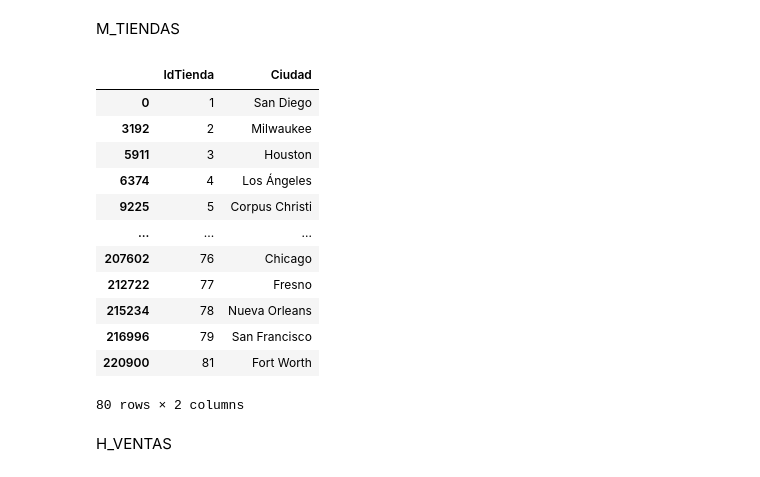
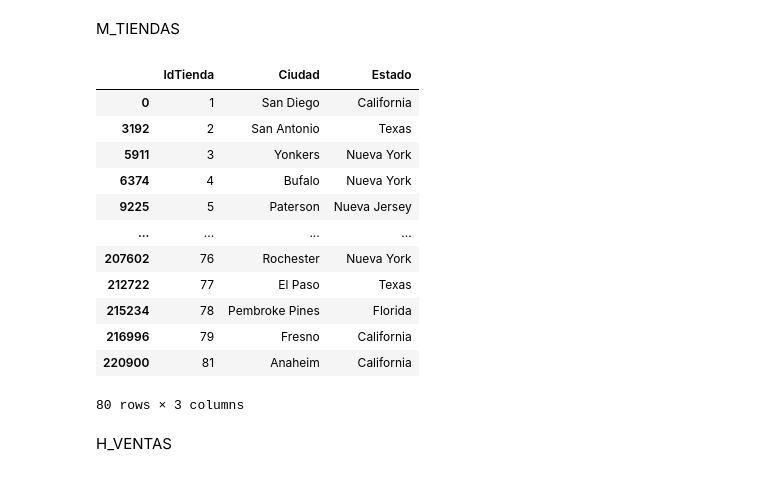
Before and after one commit to isabelunamuno/TFM, a Jupyter notebook: VisualStudio_ETL/Procesamiento.ipynb, the cells around one changed output. Cells and saved outputs as stored; diff of their text form; code cells hidden in the pictures.

```diff
--- a/VisualStudio_ETL/Procesamiento.ipynb
+++ b/VisualStudio_ETL/Procesamiento.ipynb
@@ -447,6 +455,6 @@ city_counts_df.to_excel('city_counts_end.xlsx', index=False)
 Se han pasado ambos excels y se han juntado todas las ciudades (las que se encuentran en las dos tablas) en una columna llamada "Invented_city"
 # %%
 # Leer el archivo CSV con las ciudades inventadas y las ciudades reales
-df_ciudades = pd.read_csv(r'C:\Code projects\TFM\DatosOriginales\Ciudades.csv', sep=';', encoding='latin1')
+df_ciudades = pd.read_csv(r'C:\Code projects\TFM\DatosOriginales\Ciudades2.csv', sep=',', encoding='latin1')
 print(df_ciudades.head())
 # %% [output]
@@ -459,7 +467,12 @@ print(df_ciudades.head())
 # %%
 # Reemplazar las ciudades inventadas con las ciudades reales
-inventario_inicial['City'] = inventario_inicial['City'].replace(dict(zip(df_ciudades['Invented_city'], df_ciudades['Real_city'])))
-inventario_final['City'] = inventario_final['City'].replace(dict(zip(df_ciudades['Invented_city'], df_ciudades['Real_city'])))
+inventario_inicial['City'] = inventario_inicial['City'].replace(dict(zip(df_ciudades['Ciudad original'], df_ciudades['Ciudad real'])))
+inventario_final['City'] = inventario_final['City'].replace(dict(zip(df_ciudades['Ciudad original'], df_ciudades['Ciudad real'])))
+
+# Añadir una columna con el estado
+state_mapping = dict(zip(df_ciudades['Ciudad real'], df_ciudades['Estado']))
+inventario_inicial['Estado'] = inventario_inicial['City'].map(state_mapping)
+inventario_final['Estado'] = inventario_final['City'].map(state_mapping)
 # %% [markdown]
 Una vez realizado el cambio de ciudades, tambien se ha modificado la columna InventoryId, que procede de la columna ciudad.
 # %%
@@ -666,29 +736,29 @@ M_proveedores
 M_TIENDAS
 # %%
 # Selecciona las columnas deseadas
-M_tiendas = inventario_final[['Store', 'City']]
+M_tiendas = inventario_final[['Store', 'City', 'Estado']]
 
 #Eliminar duplicados
 M_tiendas.drop_duplicates(inplace=True)
 
 #Cambiar el nombre de las columnas
-M_tiendas.columns=['IdTienda','Ciudad']
+M_tiendas.columns=['IdTienda','Ciudad','Estado']
 
 M_tiendas
 # %% [output]
-|  | IdTienda | Ciudad |
-| 0 | 1 | San Diego |
-| 3192 | 2 | Milwaukee |
-| 5911 | 3 | Houston |
-| 6374 | 4 | Los Ángeles |
-| 9225 | 5 | Corpus Christi |
-| ... | ... | ... |
-| 207602 | 76 | Chicago |
-| 212722 | 77 | Fresno |
-| 215234 | 78 | Nueva Orleans |
-| 216996 | 79 | San Francisco |
-| 220900 | 81 | Fort Worth |
+|  | IdTienda | Ciudad | Estado |
+| 0 | 1 | San Diego | California |
+| 3192 | 2 | San Antonio | Texas |
+| 5911 | 3 | Yonkers | Nueva York |
+| 6374 | 4 | Bufalo | Nueva York |
+| 9225 | 5 | Paterson | Nueva Jersey |
+| ... | ... | ... | ... |
+| 207602 | 76 | Rochester | Nueva York |
+| 212722 | 77 | El Paso | Texas |
+| 215234 | 78 | Pembroke Pines | Florida |
+| 216996 | 79 | Fresno | California |
+| 220900 | 81 | Anaheim | California |
-80 rows × 2 columns
+80 rows × 3 columns
 # %% [markdown]
 H_VENTAS
 # %%
```
Also changed, not shown: parts of 20 cells of this notebook.
